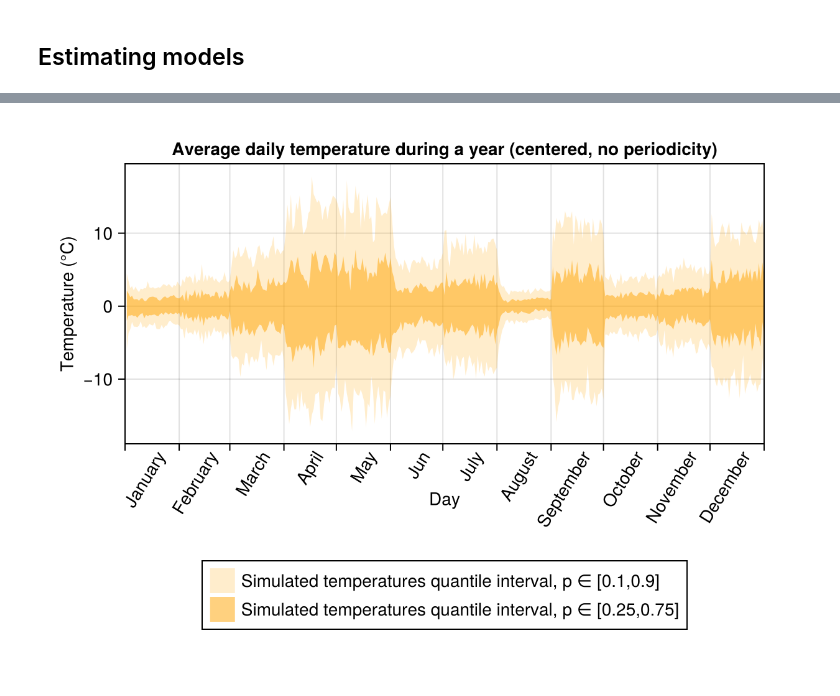
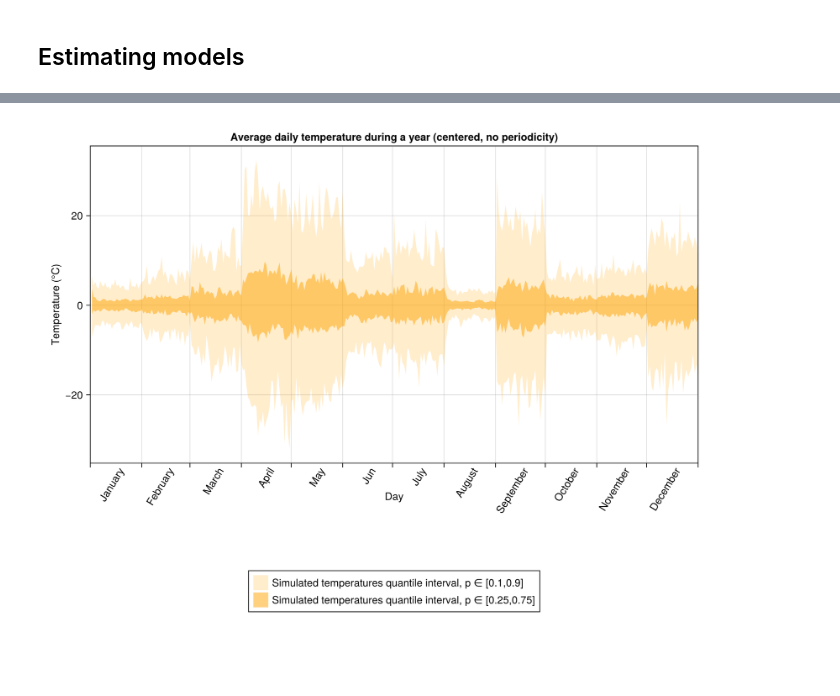
Before and after one commit to dmetivie/2025_Internship_SWG_Pomme, a Jupyter notebook: AR/MWE_AR1.ipynb, the cells around one changed output, grey strips where cells are left out. Drawn from its saved outputs; the diff is of its cells as text; code cells hidden in the pictures.

```diff
--- a/AR/MWE_AR1.ipynb
+++ b/AR/MWE_AR1.ipynb
@@ -158,10 +158,10 @@ sample_=GatherYearScenarios(sim,Date(2001,1,1):(Date(2001,1,1) + Year(n_years-1)
 # %%
 include("utils/Plotting.jl")
 PlotYearCurves([],
 ["Simulated temperatures quantile interval, p ∈ [0.1,0.9]","Simulated temperatures quantile interval, p ∈ [0.25,0.75]"],
 "Average daily temperature during a year (centered, no periodicity)",
-[(quantile.(sample_,0.05),quantile.(sample_,0.95)),(quantile.(sample_,0.25),quantile.(sample_,0.75))],
+[(minimum.(sample_),maximum.(sample_)),(quantile.(sample_,0.25),quantile.(sample_,0.75))],
 [("orange",0.2),("orange",0.5)]
 )
 # %% [output]
-[figure, old version]
+[figure, new version]
```
Also changed, not shown: parts of 8 cells of this notebook, 3 other files.
